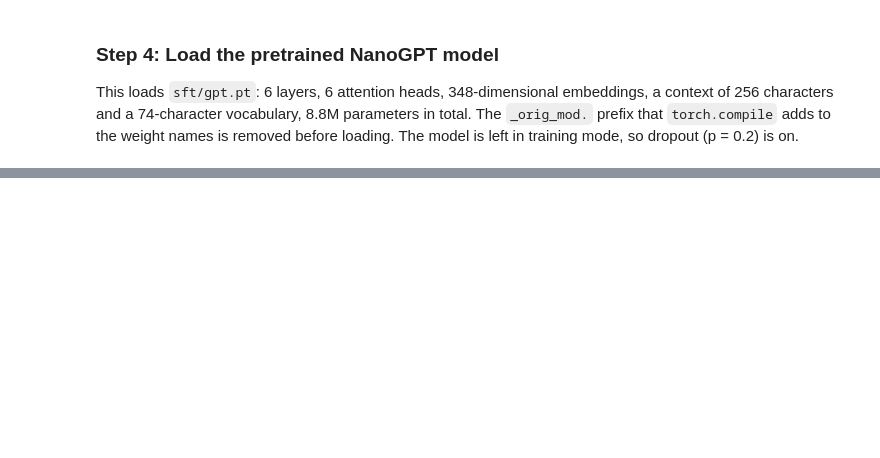
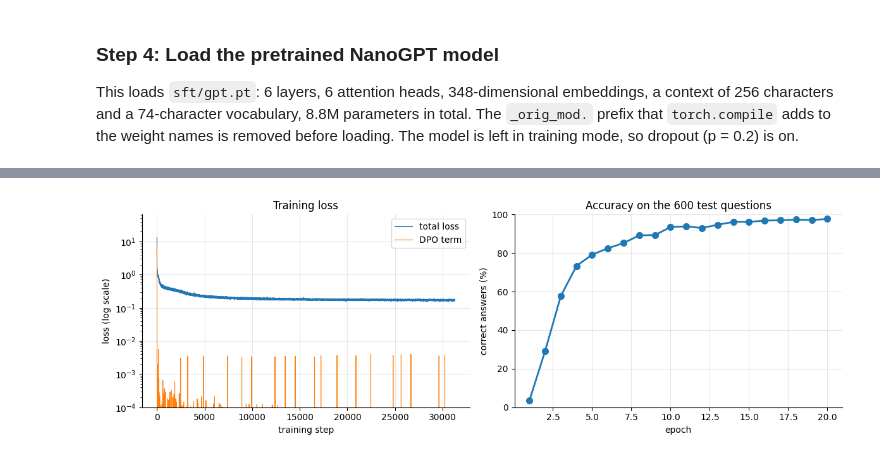
Before and after one commit to DommieAly/SC3000-Labs, a Jupyter notebook: Lab1/NanoGPT-Math/dpo/dpo.ipynb, the cells around one changed output, grey strips where cells are left out. Cells and saved outputs as stored; diff of their text form; code cells hidden in the pictures; blank space fills up the shorter version.

```diff
--- a/Lab1/NanoGPT-Math/dpo/dpo.ipynb
+++ b/Lab1/NanoGPT-Math/dpo/dpo.ipynb
@@ -655,0 +491,6 @@ Written for this assignment: the Task 1 cells, the code of Steps 5–7, the comp
+# %%
+# Load the pairs built in Task 1
+with open(data_path, encoding="utf-8") as f:
+    lines = json.load(f)
+print("Number of pairs:", len(lines))
+print("Example pair:", lines[0])
@@ -655,0 +505,7 @@ Written for this assignment: the Task 1 cells, the code of Steps 5–7, the comp
+# %%
+# recommend to use the AdamW optimizer
+optimizer = torch.optim.AdamW(gpt.parameters(), lr=base_lr, weight_decay=0.01)
+
+# The learning rate goes from base_lr towards base_lr/10 along a cosine curve, one step per epoch
+scheduler = torch.optim.lr_scheduler.CosineAnnealingLR(
+    optimizer, T_max=epochs, eta_min=base_lr / 10)
@@ -655,0 +666,26 @@ Written for this assignment: the Task 1 cells, the code of Steps 5–7, the comp
+# %%
+fig, (ax_loss, ax_acc) = plt.subplots(1, 2, figsize=(12, 4))
+ax_loss.plot(loss_history, linewidth=0.8, label="total loss")
+ax_loss.plot(dpo_loss_history, linewidth=0.8, label="DPO term")
+ax_loss.set_yscale("log")
+ax_loss.set_ylim(bottom=1e-4)
+ax_loss.set_xlabel("training step")
+ax_loss.set_ylabel("loss (log scale)")
+ax_loss.set_title("Training loss")
+ax_loss.legend()
+
+
+epochs_done = range(1, len(accuracy_history) + 1)
+ax_acc.plot(epochs_done, [100 * a for a in accuracy_history],
+            linewidth=2, marker="o", markersize=7)
+ax_acc.set_xlabel("epoch")
+ax_acc.set_ylabel("correct answers (%)")
+ax_acc.set_ylim(0, 100)
+ax_acc.set_title(f"Accuracy on the {len(test_questions)} test questions")
+for ax in (ax_loss, ax_acc):
+    ax.grid(alpha=0.3)
+    ax.spines[["top", "right"]].set_visible(False)
+plt.tight_layout()
+plt.show()
+# %% [output]
+[figure, added]
```
Also changed, not shown: parts of 50 cells of this notebook, 8 other files.
